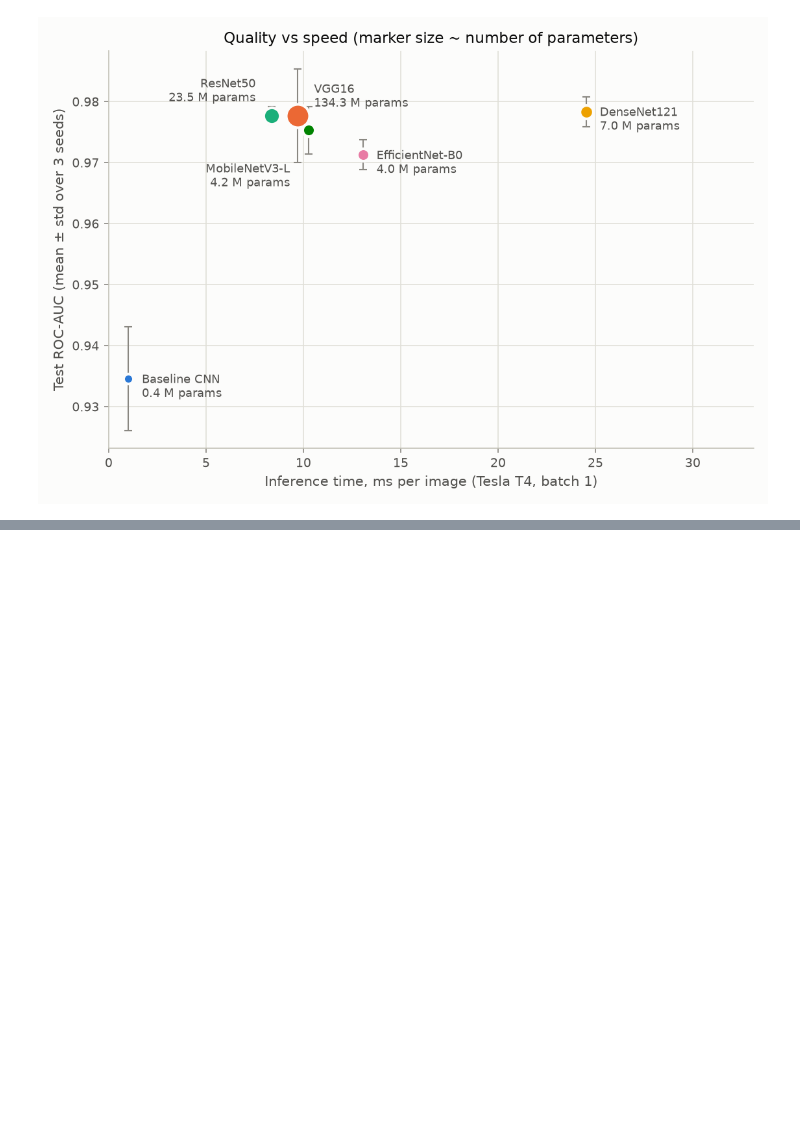
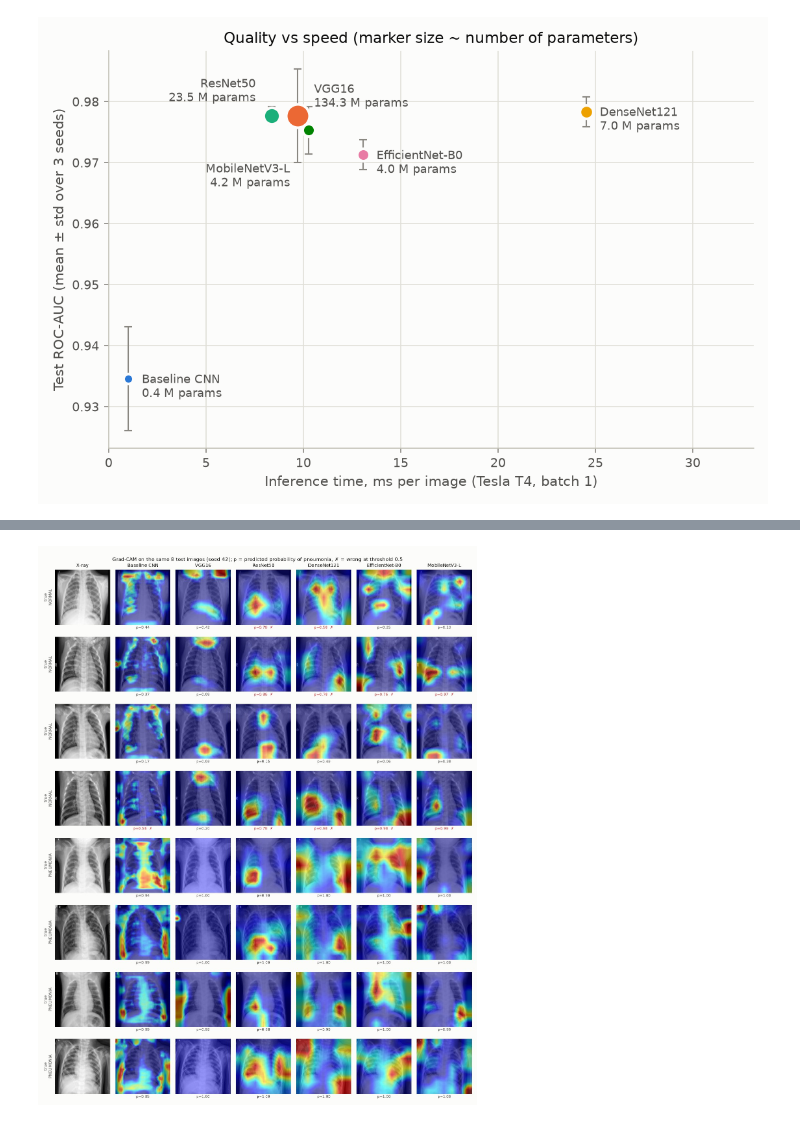
Before and after one commit to Denngerz/pneumonia_image_classification, a Jupyter notebook: notebooks/03_results.ipynb, the cells around one changed output, grey strips where cells are left out. Cells and saved outputs as stored; diff of their text form; code cells hidden in the pictures; blank space fills up the shorter version.

```diff
--- a/notebooks/03_results.ipynb
+++ b/notebooks/03_results.ipynb
@@ -94,0 +114,4 @@ Grad-CAM pictures of every run are in `results/<run>/gradcam.jpg`; the cross-mod
+# %%
+Image(FIGURES_DIR / 'gradcam_comparison_seed42.jpg')
+# %% [output]
+[figure, added]
```
Also changed, not shown: parts of 5 cells of this notebook, 4 other files.
